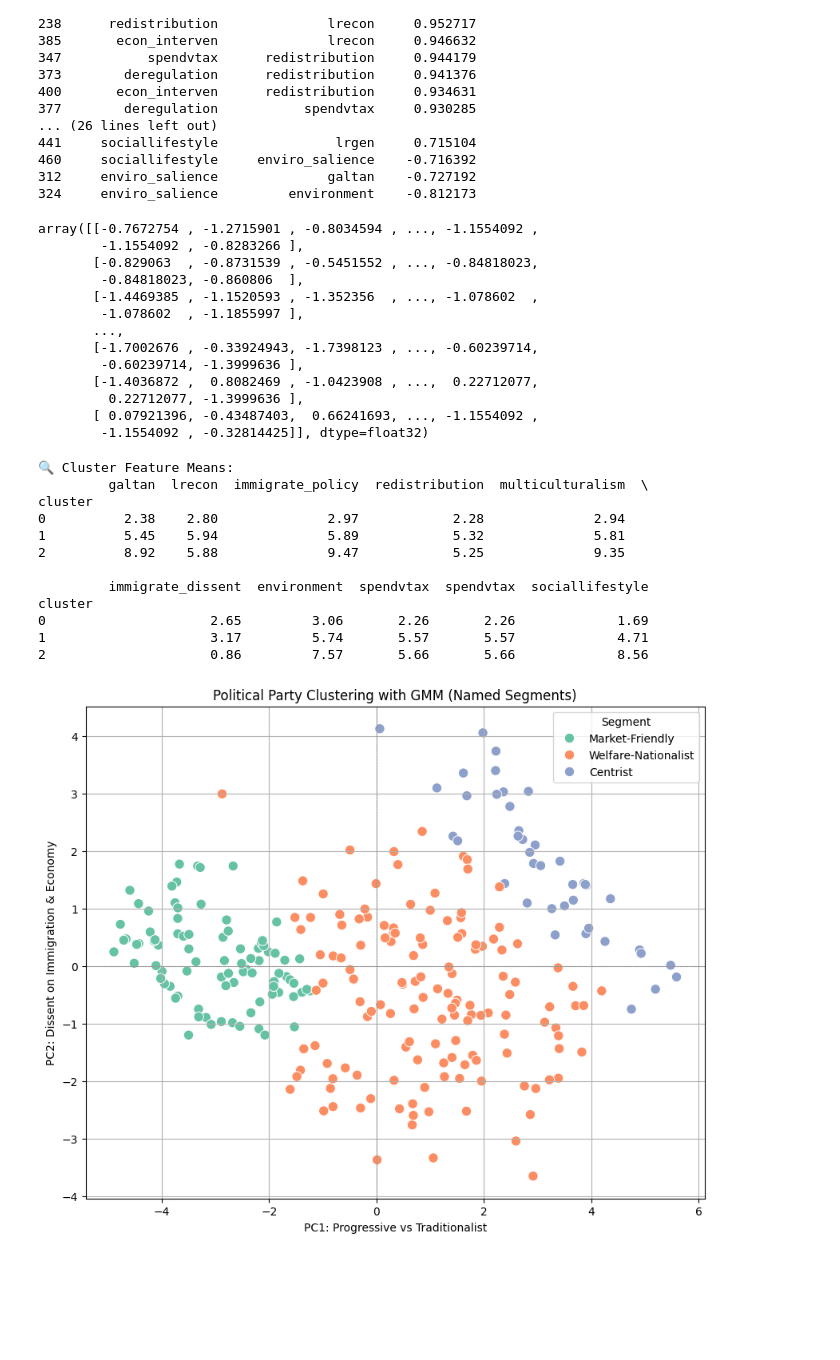
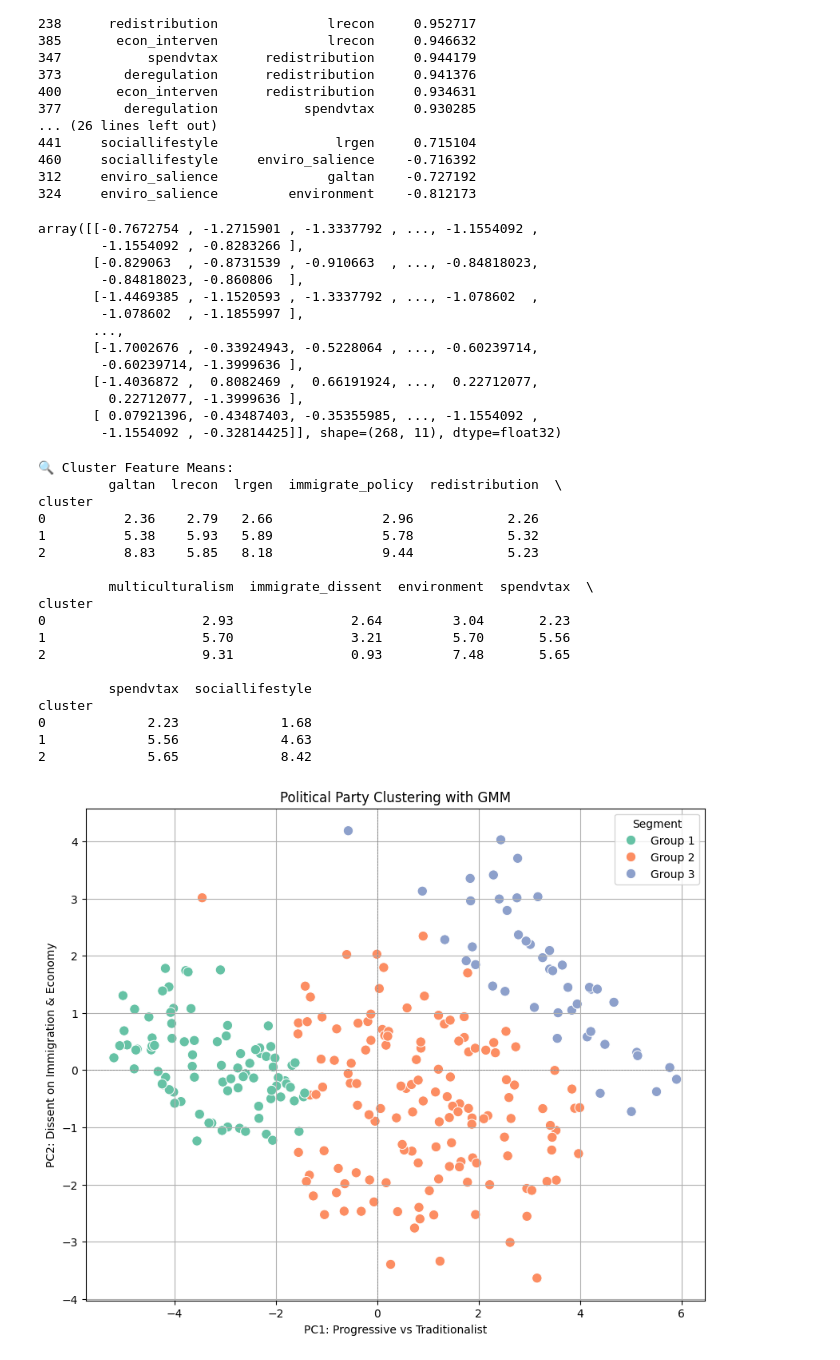
Before and after one commit to aminzayer/Thoughtworks-Data-Scientist-Interview-Problem-Solving, a Jupyter notebook: notebooks/Load-Data.ipynb, the cells around one changed output. Drawn from its saved outputs; the diff is of its cells as text; code cells hidden in the pictures; blank space fills up the shorter version.

```diff
--- a/notebooks/Load-Data.ipynb
+++ b/notebooks/Load-Data.ipynb
@@ -152,8 +157,9 @@ print(strong_corrs_filtered[:40].sort_values(by="correlation", ascending=False))
 # %%
-# Select features according to highest correlation
+# Select features according to the highest correlation
 final_features = [
     "galtan",
     "lrecon",
+    "lrgen",
     "immigrate_policy",
     "redistribution",
     "multiculturalism",
@@ -178,19 +184,19 @@ reduced_dim_data = pca.fit_transform(X_scaled)
 # %%
 X_scaled
 # %% [output]
-array([[-0.7672754 , -1.2715901 , -0.8034594 , ..., -1.1554092 ,
+array([[-0.7672754 , -1.2715901 , -1.3337792 , ..., -1.1554092 ,
         -1.1554092 , -0.8283266 ],
-       [-0.829063  , -0.8731539 , -0.5451552 , ..., -0.84818023,
+       [-0.829063  , -0.8731539 , -0.910663  , ..., -0.84818023,
         -0.84818023, -0.860806  ],
-       [-1.4469385 , -1.1520593 , -1.352356  , ..., -1.078602  ,
+       [-1.4469385 , -1.1520593 , -1.3337792 , ..., -1.078602  ,
         -1.078602  , -1.1855997 ],
        ...,
-       [-1.7002676 , -0.33924943, -1.7398123 , ..., -0.60239714,
+       [-1.7002676 , -0.33924943, -0.5228064 , ..., -0.60239714,
         -0.60239714, -1.3999636 ],
-       [-1.4036872 ,  0.8082469 , -1.0423908 , ...,  0.22712077,
+       [-1.4036872 ,  0.8082469 ,  0.66191924, ...,  0.22712077,
          0.22712077, -1.3999636 ],
-       [ 0.07921396, -0.43487403,  0.66241693, ..., -1.1554092 ,
-        -1.1554092 , -0.32814425]], dtype=float32)
+       [ 0.07921396, -0.43487403, -0.35355985, ..., -1.1554092 ,
+        -1.1554092 , -0.32814425]], shape=(268, 11), dtype=float32)
 # %%
 from sklearn.mixture import GaussianMixture
 import numpy as np
@@ -214,43 +220,49 @@ print("\n🔍 Cluster Feature Means:")
 print(cluster_summary[:])
 # %% [output]
 🔍 Cluster Feature Means:
-         galtan  lrecon  immigrate_policy  redistribution  multiculturalism  \
+         galtan  lrecon  lrgen  immigrate_policy  redistribution  \
 cluster
-0          2.38    2.80              2.97            2.28              2.94
-1          5.45    5.94              5.89            5.32              5.81
-2          8.92    5.88              9.47            5.25              9.35
+0          2.36    2.79   2.66              2.96            2.26
+1          5.38    5.93   5.89              5.78            5.32
+2          8.83    5.85   8.18              9.44            5.23
 
-         immigrate_dissent  environment  spendvtax  spendvtax  sociallifestyle
+         multiculturalism  immigrate_dissent  environment  spendvtax  \
 cluster
-0                     2.65         3.06       2.26       2.26             1.69
-1                     3.17         5.74       5.57       5.57             4.71
-2                     0.86         7.57       5.66       5.66             8.56
+0                    2.93               2.64         3.04       2.23
+1                    5.70               3.21         5.70       5.56
+2                    9.31               0.93         7.48       5.65
+
+         spendvtax  sociallifestyle
+cluster
+0             2.23             1.68
+1             5.56             4.63
+2             5.65             8.42
 # %%
 cluster_labels_named = {
-    0: "Market-Friendly",
-    1: "Welfare-Nationalist",
-    2: "Centrist"
+    0: "Group 1",
+    1: "Group 2",
+    2: "Group 3"
 }
 
 # adding labels
 df_plot["cluster_label"] = df_plot["cluster"].map(cluster_labels_named)
 
 plt.figure(figsize=(10, 8))
 sns.scatterplot(
     x=reduced_dim_data[:, 0],
     y=reduced_dim_data[:, 1],
     hue=df_plot["cluster_label"],
     palette="Set2",
     s=80
 )
 
 plt.xlabel("PC1: Progressive vs Traditionalist")
 plt.ylabel("PC2: Dissent on Immigration & Economy")
-plt.title("Political Party Clustering with GMM (Named Segments)")
+plt.title("Political Party Clustering with GMM")
 plt.axhline(0, color='gray', linestyle='--', linewidth=0.5)
 plt.axvline(0, color='gray', linestyle='--', linewidth=0.5)
 plt.grid(True)
 plt.legend(title="Segment")
 plt.show()
 # %% [output]
-[figure, old version]
+[figure, new version]
```
Also changed, not shown: parts of 3 cells of this notebook, 1 other file.
